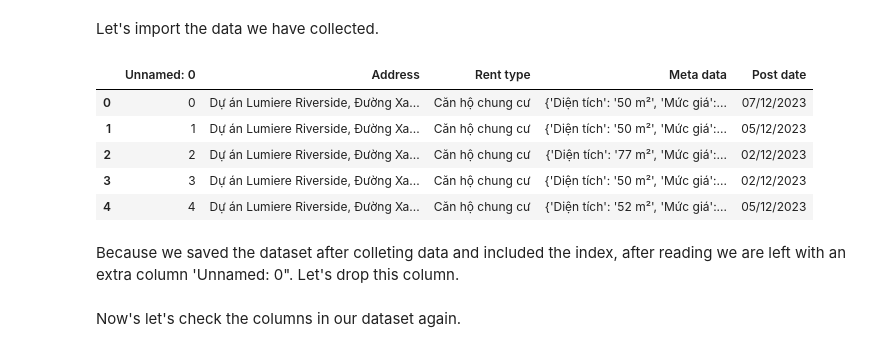
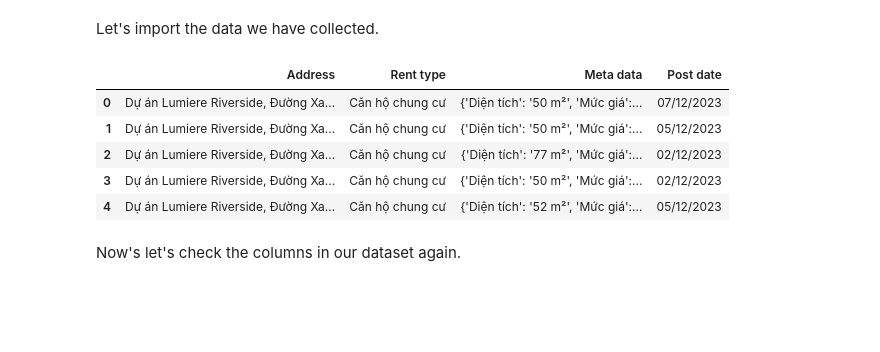
Before and after one commit to bonkh/I2DS_Final_Project, a Jupyter notebook: Notebooks/Phase02.Part02.Process_renting_data.ipynb, the cells around one changed output. Saved outputs shown, nothing was run; the diff lists cells and outputs as text; code cells hidden in the pictures; blank space fills up the shorter version.

```diff
--- a/Process_rent_data.ipynb
+++ b/Notebooks/Phase02.Part02.Process_renting_data.ipynb
@@ -18,21 +25,2 @@ from underthesea import classify
 # %% [markdown]
 Let's import the data we have collected.
-# %%
-# Define the display of long decimal values
-def thousands_formatter(x):
-    if isinstance(x, str):
-        return x
-    return "{:,}".format(int(x))
-pd.set_option('display.float_format', thousands_formatter)
-
-rent_data = pd.read_csv('hcm_rent_data.csv')
-rent_data.head()
-# %% [output]
-|  | Unnamed: 0 | Address | Rent type | Meta data | Post date |
-| 0 | 0 | Dự án Lumiere Riverside, Đường Xa... | Căn hộ chung cư | {'Diện tích': '50 m²', 'Mức giá':... | 07/12/2023 |
-| 1 | 1 | Dự án Lumiere Riverside, Đường Xa... | Căn hộ chung cư | {'Diện tích': '50 m²', 'Mức giá':... | 05/12/2023 |
-| 2 | 2 | Dự án Lumiere Riverside, Đường Xa... | Căn hộ chung cư | {'Diện tích': '77 m²', 'Mức giá':... | 02/12/2023 |
-| 3 | 3 | Dự án Lumiere Riverside, Đường Xa... | Căn hộ chung cư | {'Diện tích': '50 m²', 'Mức giá':... | 02/12/2023 |
-| 4 | 4 | Dự án Lumiere Riverside, Đường Xa... | Căn hộ chung cư | {'Diện tích': '52 m²', 'Mức giá':... | 05/12/2023 |
-# %% [markdown]
-Because we saved the dataset after colleting data and included the index, after reading we are left with an extra column 'Unnamed: 0". Let's drop this column.
@@ -41,3 +27,13 @@ rent_data.drop('Unnamed: 0', axis=1, inplace=True)
+# %%
+rent_data = pd.read_csv('../Data/hcm_rent_data.csv', index_col=0)
+rent_data.head()
+# %% [output]
+|  | Address | Rent type | Meta data | Post date |
+| 0 | Dự án Lumiere Riverside, Đường Xa... | Căn hộ chung cư | {'Diện tích': '50 m²', 'Mức giá':... | 07/12/2023 |
+| 1 | Dự án Lumiere Riverside, Đường Xa... | Căn hộ chung cư | {'Diện tích': '50 m²', 'Mức giá':... | 05/12/2023 |
+| 2 | Dự án Lumiere Riverside, Đường Xa... | Căn hộ chung cư | {'Diện tích': '77 m²', 'Mức giá':... | 02/12/2023 |
+| 3 | Dự án Lumiere Riverside, Đường Xa... | Căn hộ chung cư | {'Diện tích': '50 m²', 'Mức giá':... | 02/12/2023 |
+| 4 | Dự án Lumiere Riverside, Đường Xa... | Căn hộ chung cư | {'Diện tích': '52 m²', 'Mức giá':... | 05/12/2023 |
 # %% [markdown]
 Now's let's check the columns in our dataset again.
 # %%
```
Also changed, not shown: parts of 51 cells of this notebook, 13 other files.
